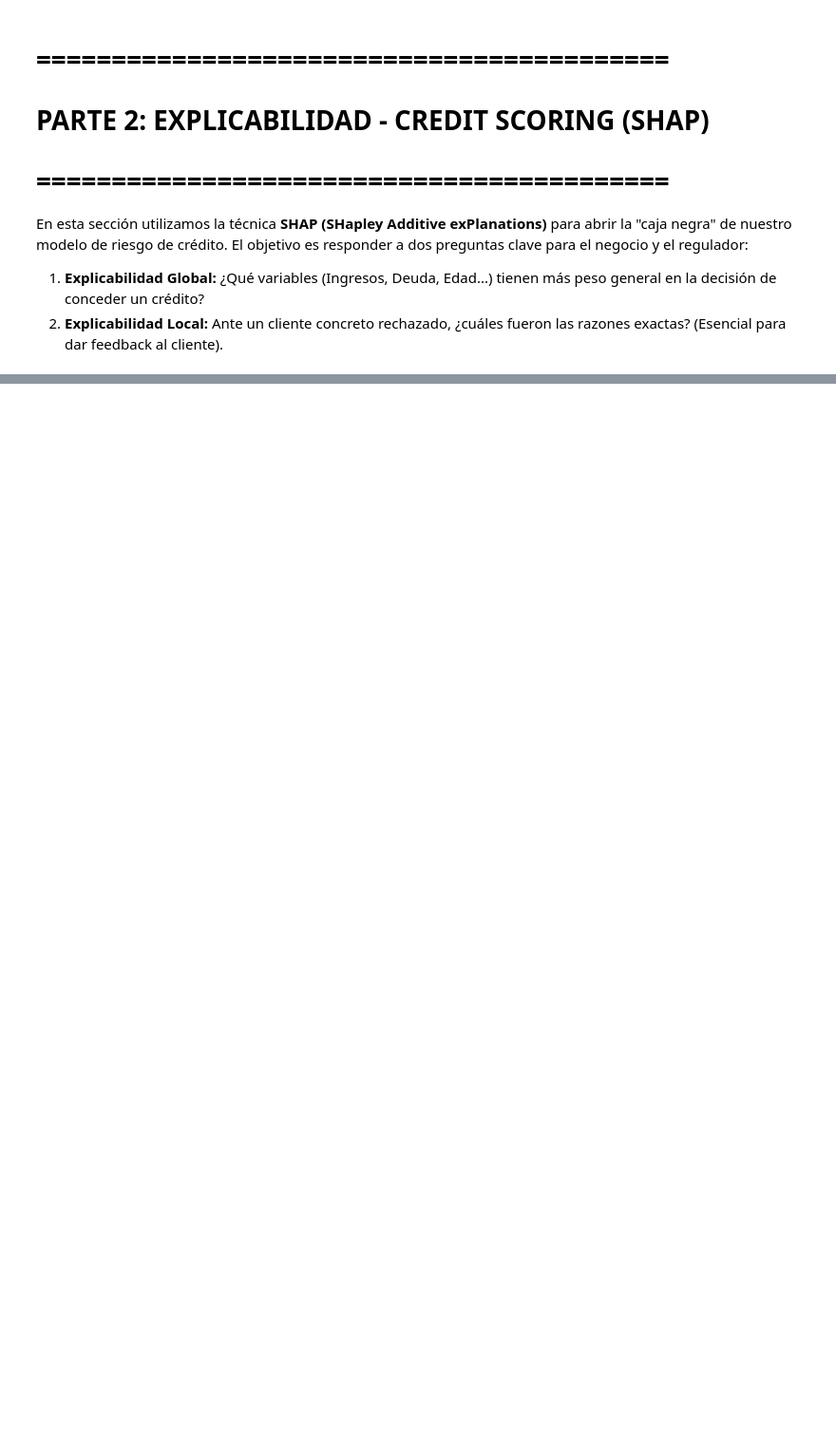
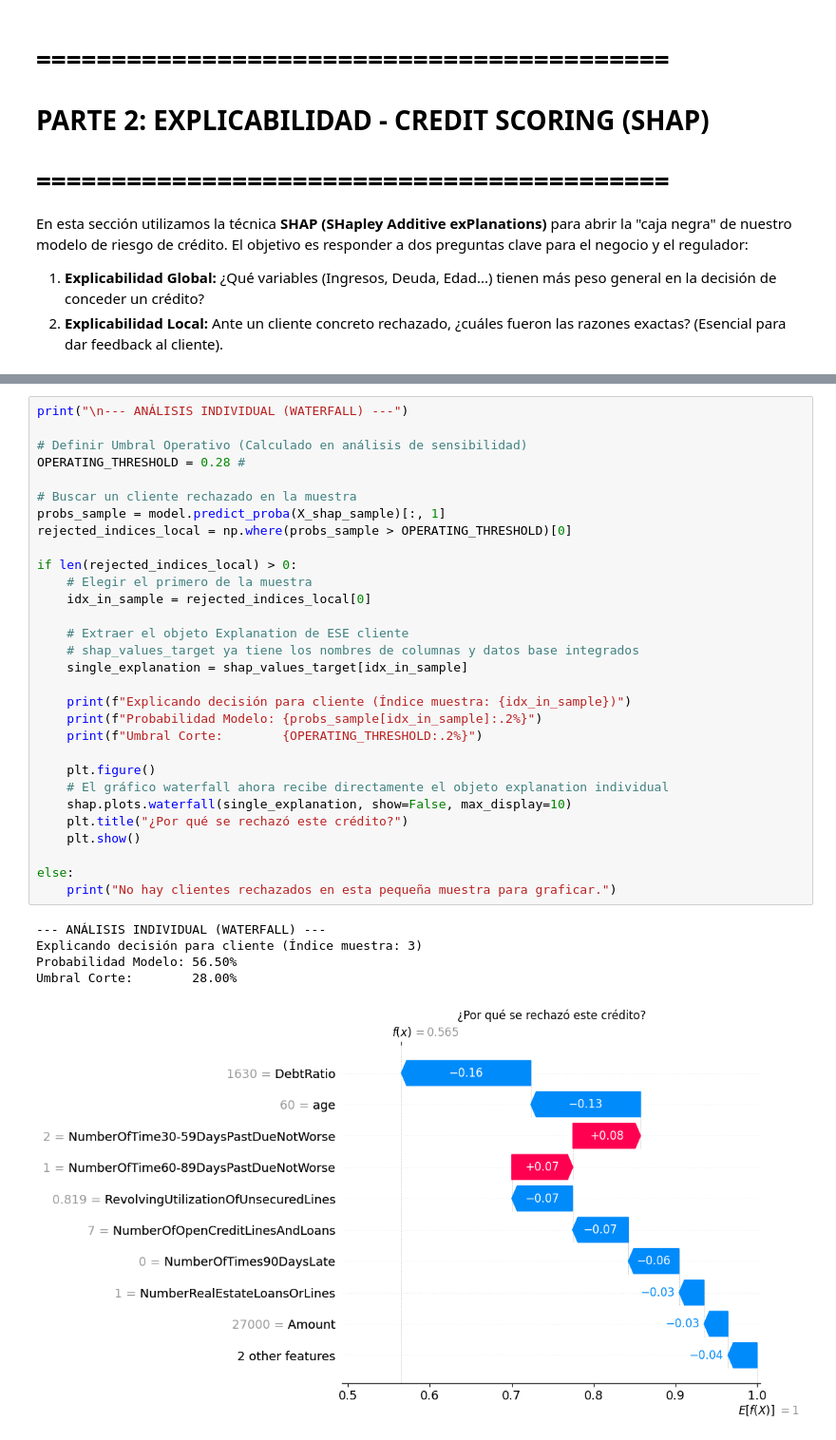
Before and after one commit to AlejandroJB18/tfg_info_deteccion_fraude, a Jupyter notebook: notebooks/xai.ipynb, the cells around one changed output, grey strips where cells are left out. Shown at 95% size. Saved outputs shown, nothing was run; the diff lists cells and outputs as text; blank space fills up the shorter version.

```diff
--- a/notebooks/xai.ipynb
+++ b/notebooks/xai.ipynb
@@ -268,0 +228,36 @@ Desglose de la decisión:
+# %%
+print("\n--- ANÁLISIS INDIVIDUAL (WATERFALL) ---")
+
+# Definir Umbral Operativo (Calculado en análisis de sensibilidad)
+OPERATING_THRESHOLD = 0.28 #
+
+# Buscar un cliente rechazado en la muestra
+probs_sample = model.predict_proba(X_shap_sample)[:, 1]
+rejected_indices_local = np.where(probs_sample > OPERATING_THRESHOLD)[0]
+
+if len(rejected_indices_local) > 0:
+    # Elegir el primero de la muestra
+    idx_in_sample = rejected_indices_local[0]
+
+    # Extraer el objeto Explanation de ESE cliente
+    # shap_values_target ya tiene los nombres de columnas y datos base integrados
+    single_explanation = shap_values_target[idx_in_sample]
+
+    print(f"Explicando decisión para cliente (Índice muestra: {idx_in_sample})")
+    print(f"Probabilidad Modelo: {probs_sample[idx_in_sample]:.2%}")
+    print(f"Umbral Corte:        {OPERATING_THRESHOLD:.2%}")
+
+    plt.figure()
+    # El gráfico waterfall ahora recibe directamente el objeto explanation individual
+    shap.plots.waterfall(single_explanation, show=False, max_display=10)
+    plt.title("¿Por qué se rechazó este crédito?")
+    plt.show()
+
+else:
+    print("No hay clientes rechazados en esta pequeña muestra para graficar.")
+# %% [output]
+--- ANÁLISIS INDIVIDUAL (WATERFALL) ---
+Explicando decisión para cliente (Índice muestra: 3)
+Probabilidad Modelo: 56.50%
+Umbral Corte:        28.00%
+[figure, added]
```
Also changed, not shown: parts of 12 cells of this notebook, 6 other files.
